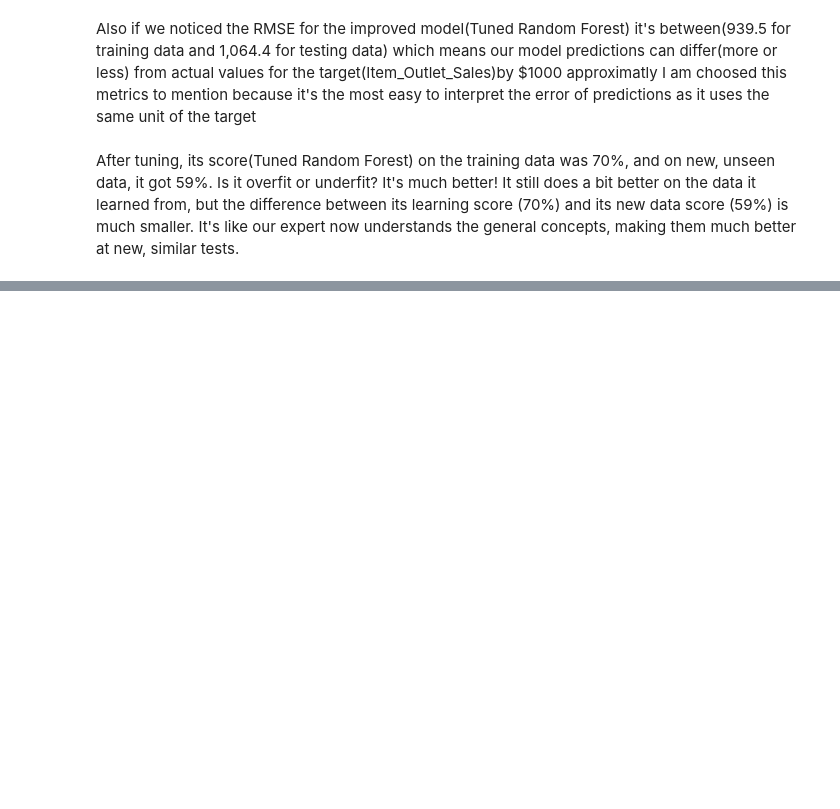
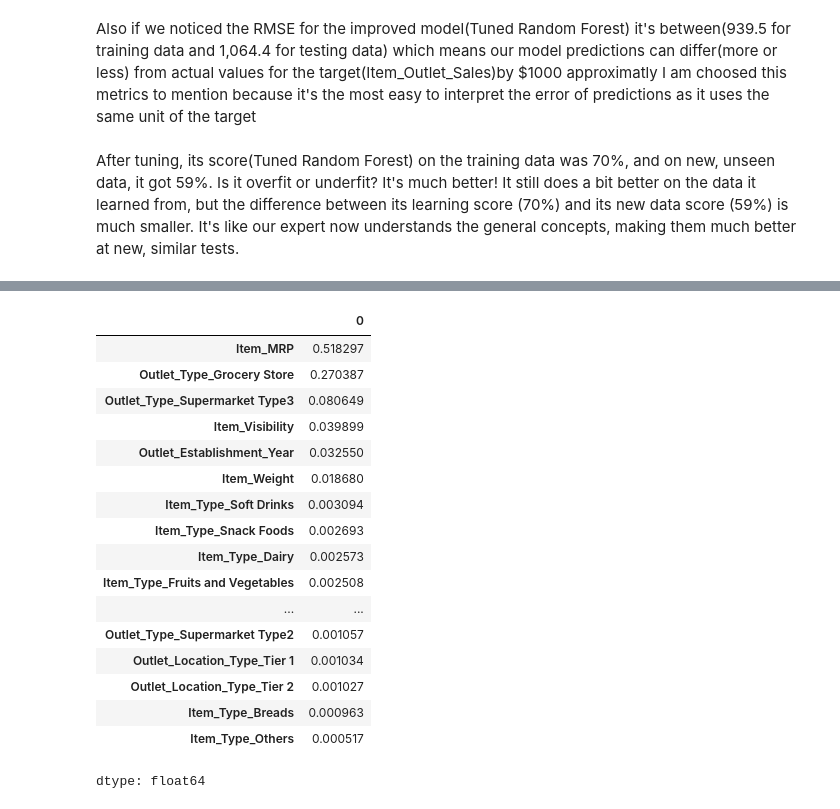
Before and after one commit to Dounia-Awni/Prediction-Of-Product-Sales, a Jupyter notebook: Prediction_of_product_sales.ipynb, the cells around one changed output, grey strips where cells are left out. Cells and saved outputs as stored; diff of their text form; code cells hidden in the pictures; blank space fills up the shorter version.

```diff
--- a/Prediction_of_product_sales.ipynb
+++ b/Prediction_of_product_sales.ipynb
@@ -1560,0 +1629,23 @@ Is it overfit or underfit? It's much better! It still does a bit better on the d
+# %%
+feature_names=best_rf_pipe[0].get_feature_names_out()
+importances=pd.Series(best_rf_pipe[-1].feature_importances_, index=feature_names)
+importances.sort_values(ascending=False)
+# %% [output]
+|  | 0 |
+| Item_MRP | 0.518297 |
+| Outlet_Type_Grocery Store | 0.270387 |
+| Outlet_Type_Supermarket Type3 | 0.080649 |
+| Item_Visibility | 0.039899 |
+| Outlet_Establishment_Year | 0.032550 |
+| Item_Weight | 0.018680 |
+| Item_Type_Soft Drinks | 0.003094 |
+| Item_Type_Snack Foods | 0.002693 |
+| Item_Type_Dairy | 0.002573 |
+| Item_Type_Fruits and Vegetables | 0.002508 |
+| ... | ... |
+| Outlet_Type_Supermarket Type2 | 0.001057 |
+| Outlet_Location_Type_Tier 1 | 0.001034 |
+| Outlet_Location_Type_Tier 2 | 0.001027 |
+| Item_Type_Breads | 0.000963 |
+| Item_Type_Others | 0.000517 |
+dtype: float64
```
Also changed, not shown: parts of 7 cells of this notebook.
